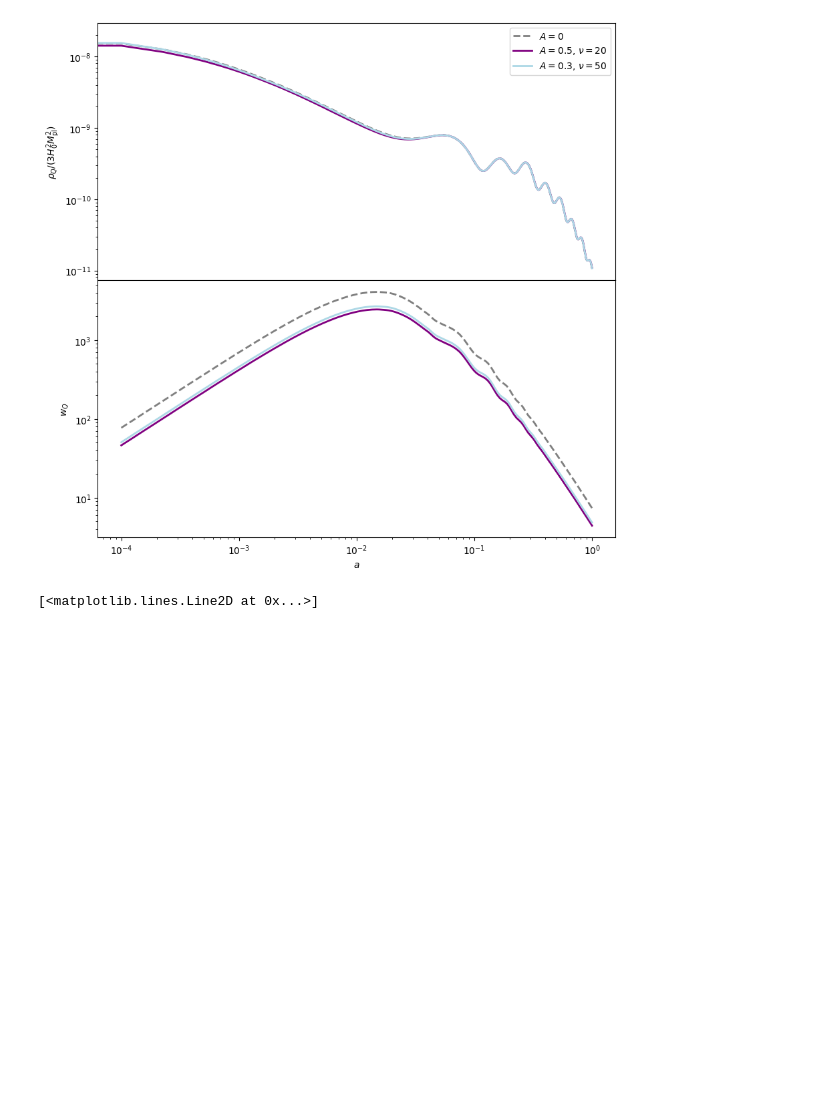
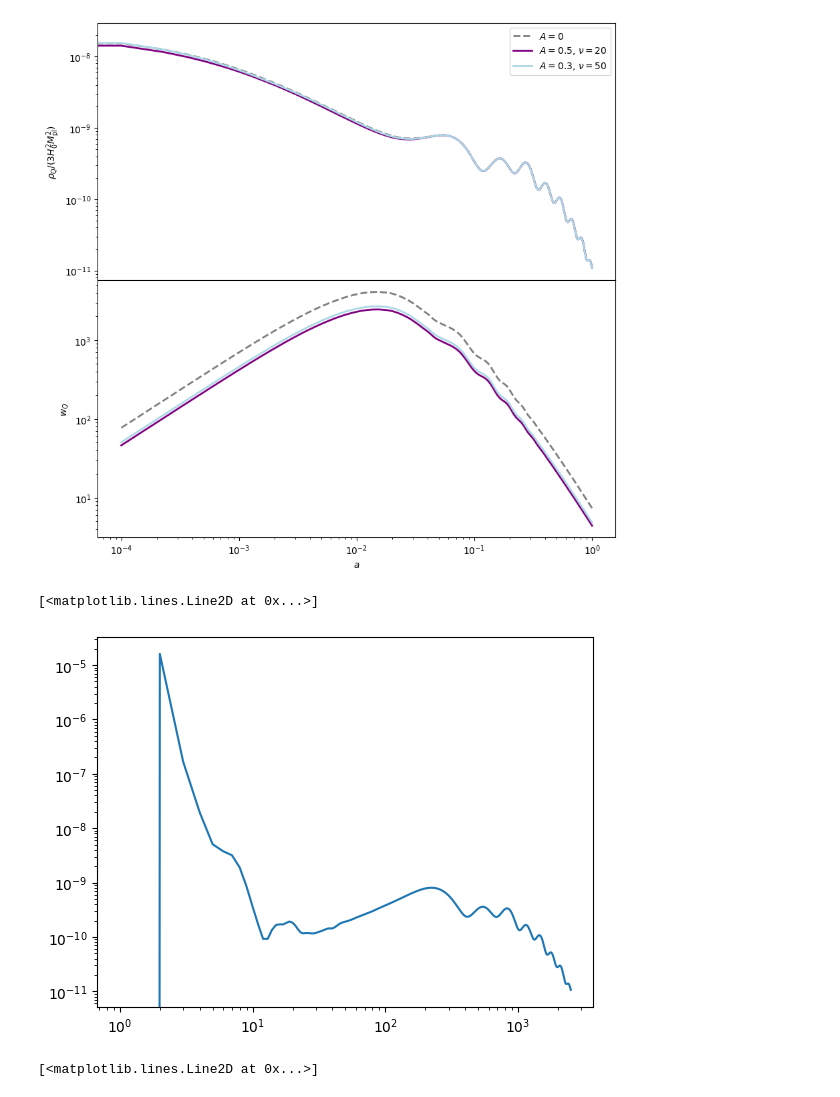
Before and after one commit to SBU-COSMOLIKE/CAMB-Monodromic, a Jupyter notebook: docs/KEssence_demo.ipynb, the cells around one changed output. Drawn from its saved outputs; the diff is of its cells as text; code cells hidden in the pictures; blank space fills up the shorter version.

```diff
--- a/docs/KEssence_demo.ipynb
+++ b/docs/KEssence_demo.ipynb
@@ -148,3 +150,9 @@ case = results[0]
+# %%
+c_ells = results[0].get_unlensed_scalar_cls()[:,0]
+plt.loglog(c_ells)
+# %% [output]
+[<matplotlib.lines.Line2D at 0x...>]
+[figure, added]
 # %%
 case = results[1].Params.DarkEnergy
 plt.semilogx(case.sampled_a, case.X_a)
```
Also changed, not shown: parts of 2 cells of this notebook, 1 other file.
